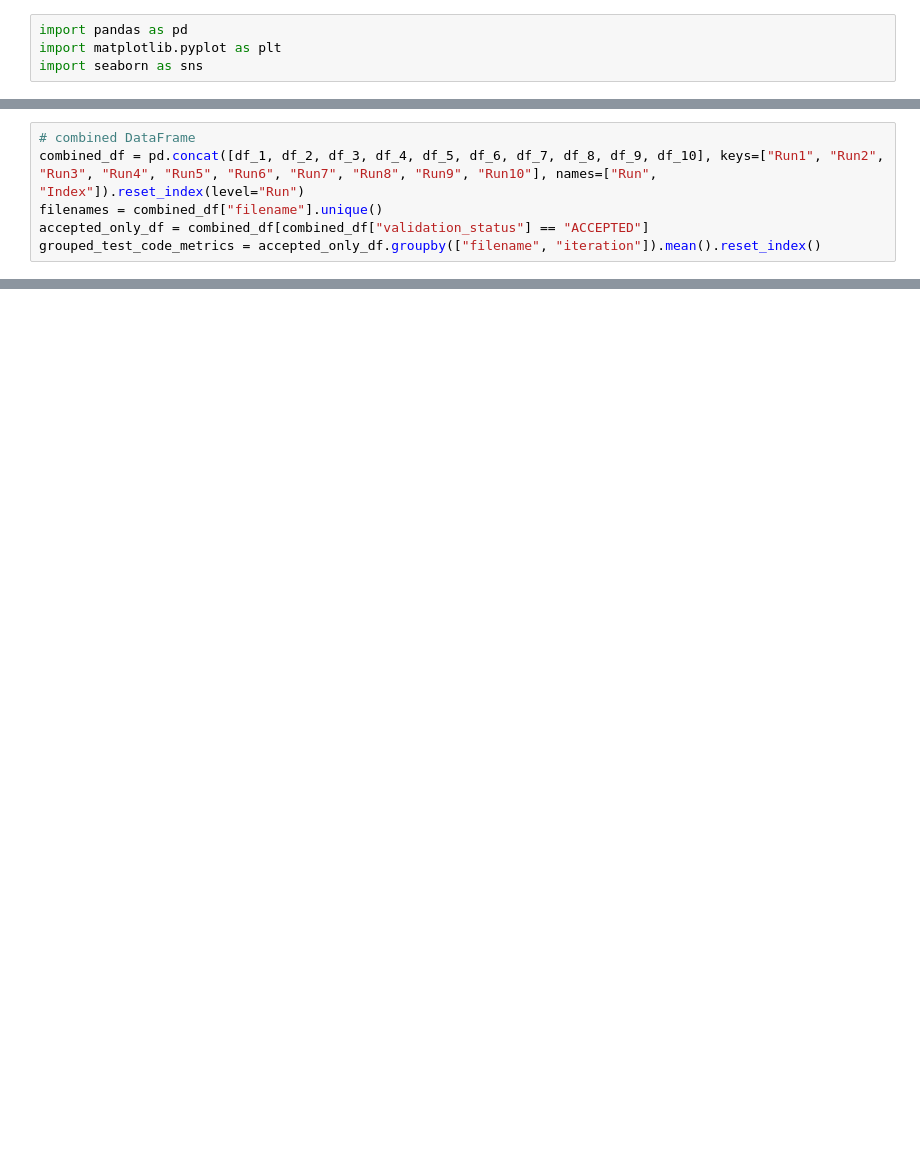
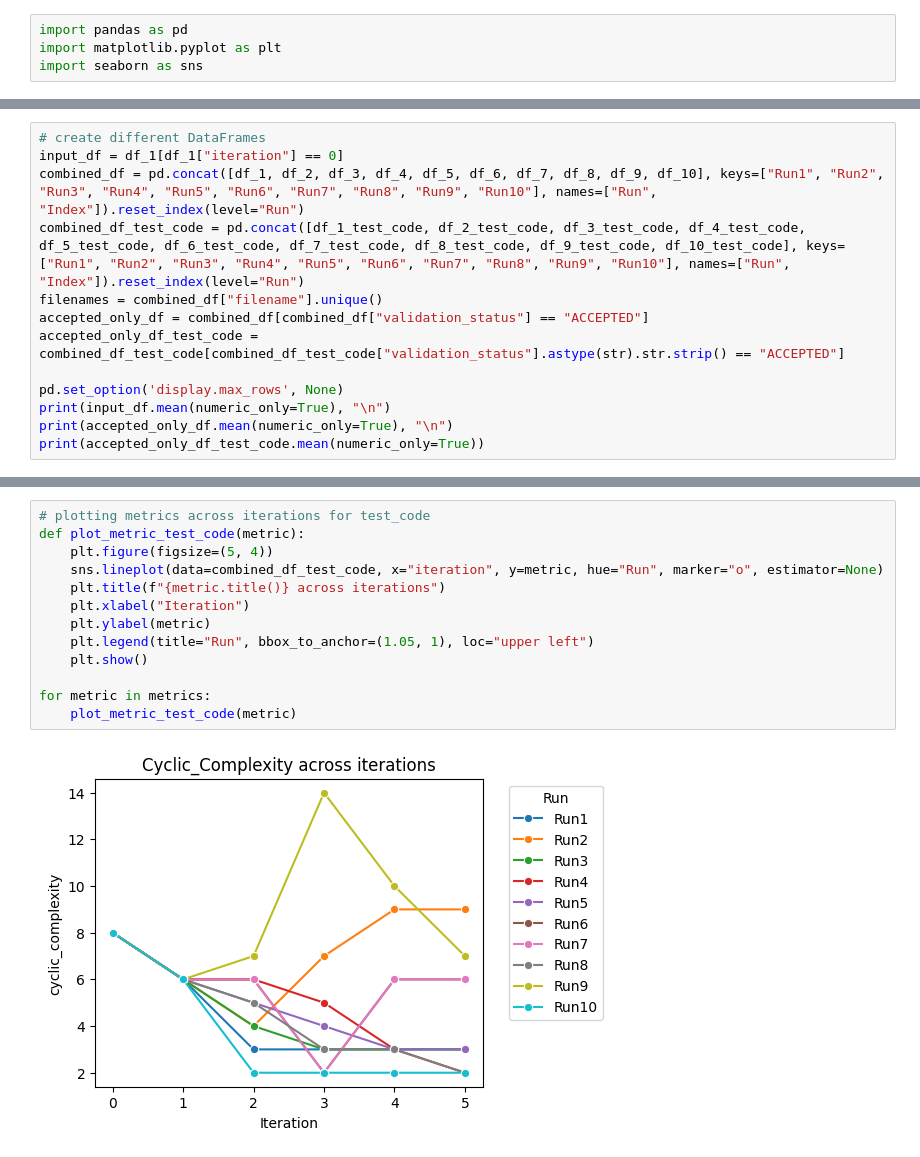
Before and after one commit to MileyNg/Code-Refactoring-Assistant, a Jupyter notebook: script/create_plot.ipynb, the cells around one changed output, grey strips where cells are left out. Saved outputs shown, nothing was run; the diff lists cells and outputs as text; blank space fills up the shorter version.

```diff
--- a/script/create_plot.ipynb
+++ b/script/create_plot.ipynb
@@ -17,6 +28,13 @@ df_10 = pd.read_csv("../documents/analysis_results10.csv")
 # %%
-# combined DataFrame
+# create different DataFrames
+input_df = df_1[df_1["iteration"] == 0]
 combined_df = pd.concat([df_1, df_2, df_3, df_4, df_5, df_6, df_7, df_8, df_9, df_10], keys=["Run1", "Run2", "Run3", "Run4", "Run5", "Run6", "Run7", "Run8", "Run9", "Run10"], names=["Run", "Index"]).reset_index(level="Run")
+combined_df_test_code = pd.concat([df_1_test_code, df_2_test_code, df_3_test_code, df_4_test_code, df_5_test_code, df_6_test_code, df_7_test_code, df_8_test_code, df_9_test_code, df_10_test_code], keys=["Run1", "Run2", "Run3", "Run4", "Run5", "Run6", "Run7", "Run8", "Run9", "Run10"], names=["Run", "Index"]).reset_index(level="Run")
 filenames = combined_df["filename"].unique()
 accepted_only_df = combined_df[combined_df["validation_status"] == "ACCEPTED"]
-grouped_test_code_metrics = accepted_only_df.groupby(["filename", "iteration"]).mean().reset_index()
+accepted_only_df_test_code = combined_df_test_code[combined_df_test_code["validation_status"].astype(str).str.strip() == "ACCEPTED"]
+
+pd.set_option('display.max_rows', None)
+print(input_df.mean(numeric_only=True), "\n")
+print(accepted_only_df.mean(numeric_only=True), "\n")
+print(accepted_only_df_test_code.mean(numeric_only=True))
@@ -25,0 +150,15 @@ metrics = ["cyclic_complexity", "loc", "maintainability_index", "halstead_volume
+# %%
+# plotting metrics across iterations for test_code
+def plot_metric_test_code(metric):
+    plt.figure(figsize=(5, 4))
+    sns.lineplot(data=combined_df_test_code, x="iteration", y=metric, hue="Run", marker="o", estimator=None)
+    plt.title(f"{metric.title()} across iterations")
+    plt.xlabel("Iteration")
+    plt.ylabel(metric)
+    plt.legend(title="Run", bbox_to_anchor=(1.05, 1), loc="upper left")
+    plt.show()
+
+for metric in metrics:
+    plot_metric_test_code(metric)
+# %% [output]
+[figure, added]
```
Also changed, not shown: parts of 11 cells of this notebook.
